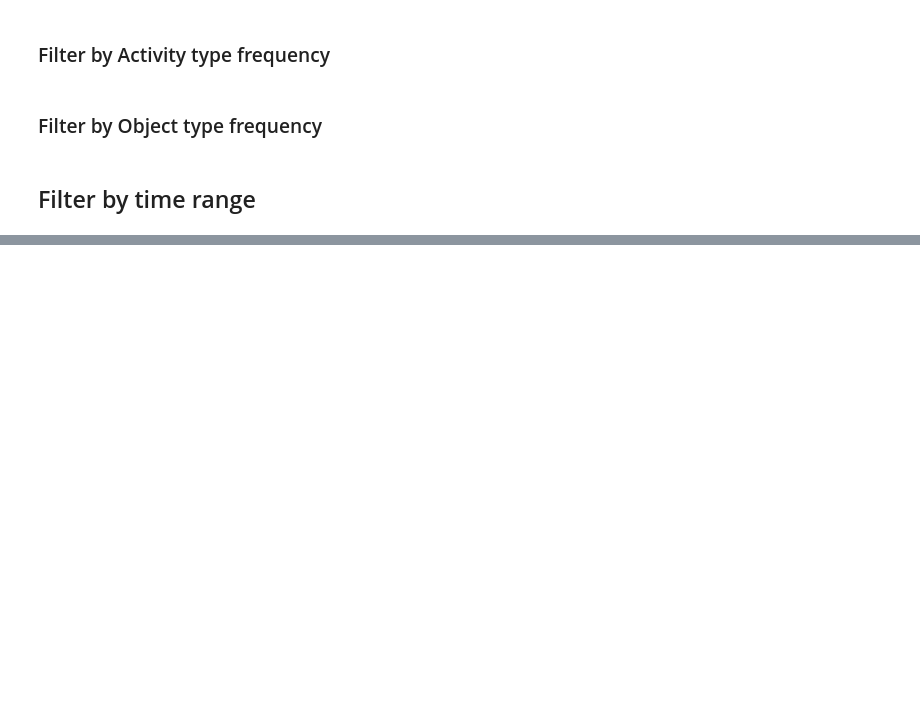
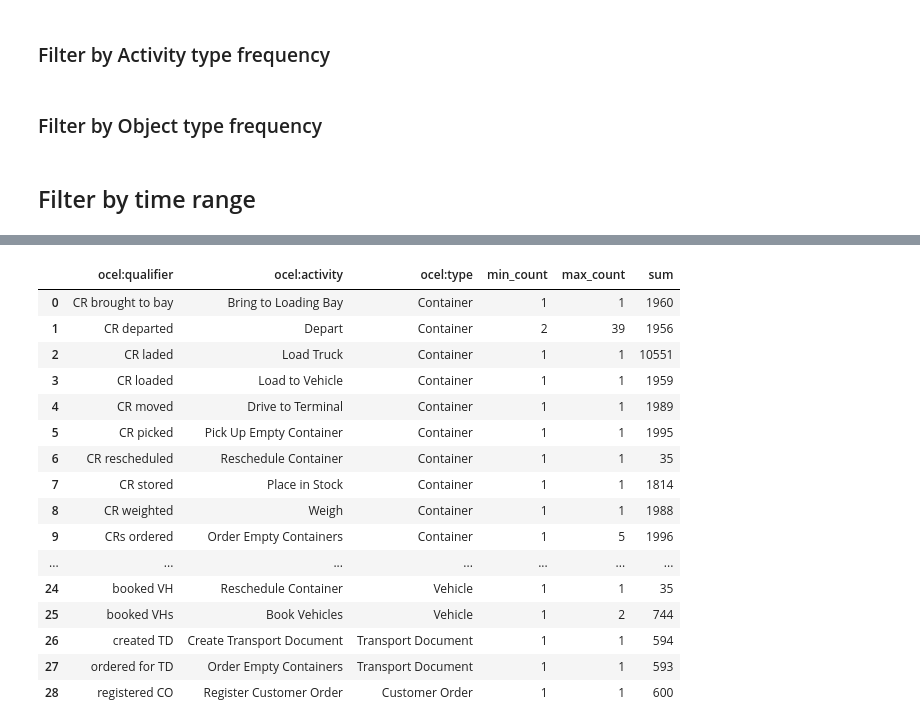
Before and after one commit to rwth-pads/ocelescope, a Jupyter notebook: src/backend/notebooks/filter.ipynb, the cells around one changed output, grey strips where cells are left out. Saved outputs shown, nothing was run; the diff lists cells and outputs as text; code cells hidden in the pictures; blank space fills up the shorter version.

```diff
--- a/src/backend/notebooks/filter.ipynb
+++ b/src/backend/notebooks/filter.ipynb
@@ -4,7 +4,7 @@ from pm4py.objects.ocel.obj import OCEL
 from typing import Optional
 import pandas as pd
 # %%
-ocel = pm4py.read_ocel2_sqlite("../data/event_logs/socel_hinge.sqlite")
+ocel = pm4py.read_ocel2_sqlite("../data/event_logs/ContainerLogistics-v1.sqlite")
 # %% [output]
 A value is trying to be set on a copy of a slice from a DataFrame.
 Try using .loc[row_indexer,col_indexer] = value instead
@@ -96,0 +216,45 @@ def filter_by_time_range(ocel:OCEL,start_time:Optional[str]=None, end_time:Optio
+# %%
+def get_e2o_summary(ocel:OCEL, direction:Optional[Literal["event" ,"object"]]="event"):
+    qualifier_col = ocel.qualifier
+    activity_col = ocel.event_activity
+    object_type_col = ocel.object_type_column
+    event_id_col = ocel.event_id_column
+    object_id_col = ocel.object_id_column
+
+    grouped_relations = (
+        ocel.relations.groupby(
+            [event_id_col if direction =="event" else object_id_col, qualifier_col, activity_col, object_type_col]
+        )
+        .size()
+        .reset_index()
+        .rename(columns={0: "count"})
+    )
+
+    return (
+        grouped_relations.groupby([qualifier_col, activity_col, object_type_col])[
+            "count"
+        ]
+        .agg(["min", "max","sum"])
+        .reset_index()
+        .rename(columns={"min": "min_count", "max": "max_count"})
+    )
+# %%
+get_e2o_summary(ocel )
+# %% [output]
+|  | ocel:qualifier | ocel:activity | ocel:type | min_count | max_count | sum |
+| 0 | CR brought to bay | Bring to Loading Bay | Container | 1 | 1 | 1960 |
+| 1 | CR departed | Depart | Container | 2 | 39 | 1956 |
+| 2 | CR laded | Load Truck | Container | 1 | 1 | 10551 |
+| 3 | CR loaded | Load to Vehicle | Container | 1 | 1 | 1959 |
+| 4 | CR moved | Drive to Terminal | Container | 1 | 1 | 1989 |
+| 5 | CR picked | Pick Up Empty Container | Container | 1 | 1 | 1995 |
+| 6 | CR rescheduled | Reschedule Container | Container | 1 | 1 | 35 |
+| 7 | CR stored | Place in Stock | Container | 1 | 1 | 1814 |
+| 8 | CR weighted | Weigh | Container | 1 | 1 | 1988 |
+| 9 | CRs ordered | Order Empty Containers | Container | 1 | 5 | 1996 |
+| ... | ... | ... | ... | ... | ... | ... |
+| 24 | booked VH | Reschedule Container | Vehicle | 1 | 1 | 35 |
+| 25 | booked VHs | Book Vehicles | Vehicle | 1 | 2 | 744 |
+| 26 | created TD | Create Transport Document | Transport Document | 1 | 1 | 594 |
+| 27 | ordered for TD | Order Empty Containers | Transport Document | 1 | 1 | 593 |
+| 28 | registered CO | Register Customer Order | Customer Order | 1 | 1 | 600 |
```
Also changed, not shown: parts of 10 cells of this notebook, 21 other files.
